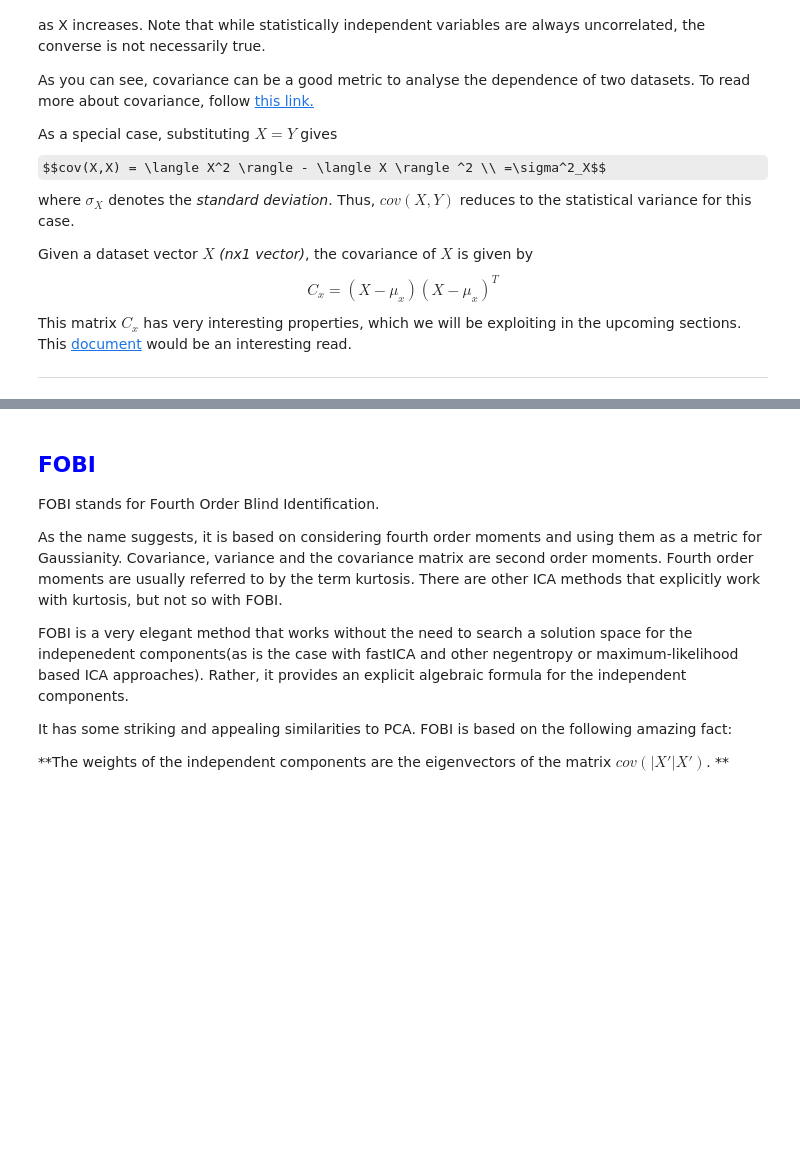
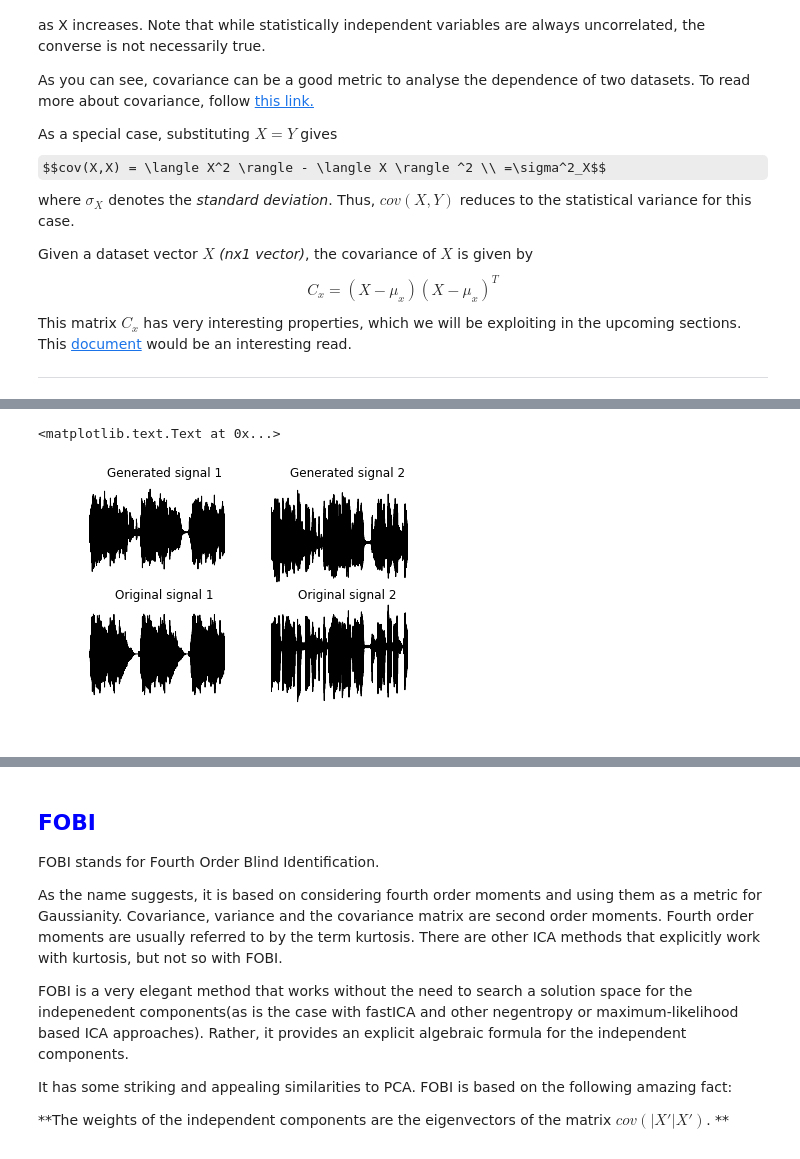
Before and after one commit to riddhishb/ipython-notebooks, a Jupyter notebook: Cocktail Party Problem/PCA_ICA_FOBI.ipynb, the cells around one changed output, grey strips where cells are left out. Drawn from its saved outputs; the diff is of its cells as text; code cells hidden in the pictures; some formulas as TeX source; blank space fills up the shorter version.

Commit message:
Updated dependencies and plotting

```diff
--- a/Cocktail Party Problem/PCA_ICA_FOBI.ipynb
+++ b/Cocktail Party Problem/PCA_ICA_FOBI.ipynb
@@ -497,0 +394,80 @@ Number of samples:  50000
+# %%
+# Now that we have the appropriate signal,
+# we proceed to implement fastICA on the source signal 'x'
+
+# Creating random weight vector
+w1 = RNDN(dim, 1)
+w1 = w1 / LA.norm(w1)
+
+w0 = RNDN(dim, 1)
+w0 = w0 / LA.norm(w0)
+
+
+# Running the fixed-point algorithm, with gradient descent
+epsilon = 0.01  # Determines the extent of convergence
+alpha = 1  # Step-size for gradient-descent
+
+while (abs(abs(np.dot(np.transpose(w0), w1)) - 1) > epsilon):
+    w0 = w1
+    w1 = np.dot(xn, np.transpose(g(np.dot(np.transpose(w1), xn)))) / \
+        n - alpha * \
+        np.transpose(np.mean(np.dot(dg(np.transpose(w1)), xn), axis=1)) * w1
+    w1 = w1 / LA.norm(w1)
+
+w2 = RNDN(dim, 1)
+w2 = w2 / LA.norm(w2)
+
+w0 = RNDN(dim, 1)
+w0 = w0 / LA.norm(w0)
+
+while (abs(abs(np.dot(np.transpose(w0), w2)) - 1) > 0.01):
+    w0 = w2
+    w2 = np.dot(xn, np.transpose(g(np.dot(np.transpose(w2), xn)))) / \
+        n - alpha * \
+        np.transpose(np.mean(np.dot(dg(np.transpose(w2)), xn), axis=1)) * w2
+    w2 = w2 - np.dot(np.transpose(w2), w1) * w1
+    w2 = w2 / LA.norm(w2)
+
+# Forming the source signal matrix
+w = np.transpose([np.transpose(w1), np.transpose(w2)])
+s = np.dot(w, x)
+
+# Plot the separated sources.
+time = np.arange(0, n, 1)
+time = time / samplingRate
+time = time * 1000  # convert to milliseconds
+
+plt.figure()
+plt.subplot(2, 2, 1).set_axis_off()
+plt.plot(time, s[0][0], color='k')
+plt.ylabel('Amplitude')
+plt.xlabel('Time (ms)')
+plt.title("Generated signal 1")
+
+plt.subplot(2, 2, 2).set_axis_off()
+plt.plot(time, s[1][0], color='k')
+plt.ylabel('Amplitude')
+plt.xlabel('Time (ms)')
+plt.title("Generated signal 2")
+
+# Plot the actual sources for comparison.
+samplingRate, orig1 = wavfile.read('fastICA/source1.wav')
+orig1 = orig1 / 255.0 - 0.5  # uint8 takes values from 0 to 255
+
+plt.subplot(2,2, 3).set_axis_off()
+plt.plot(time, orig1, color='k')
+plt.ylabel('Amplitude')
+plt.xlabel('Time (ms)')
+plt.title("Original signal 1")
+
+samplingRate, orig2 = wavfile.read('fastICA/source2.wav')
+orig2 = orig2 / 255.0 - 0.5  # uint8 takes values from 0 to 255
+
+plt.subplot(2, 2, 4).set_axis_off()
+plt.plot(time, orig2, color='k')
+plt.ylabel('Amplitude')
+plt.xlabel('Time (ms)')
+plt.title("Original signal 2")
+# %% [output]
+<matplotlib.text.Text at 0x...>
+[figure, added]
```
Also changed, not shown: parts of 7 cells of this notebook.
